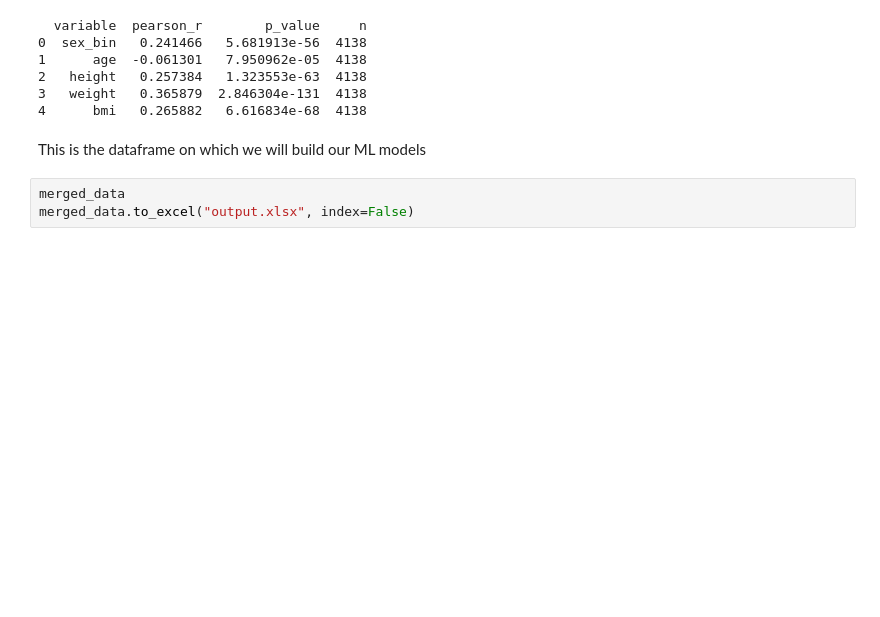
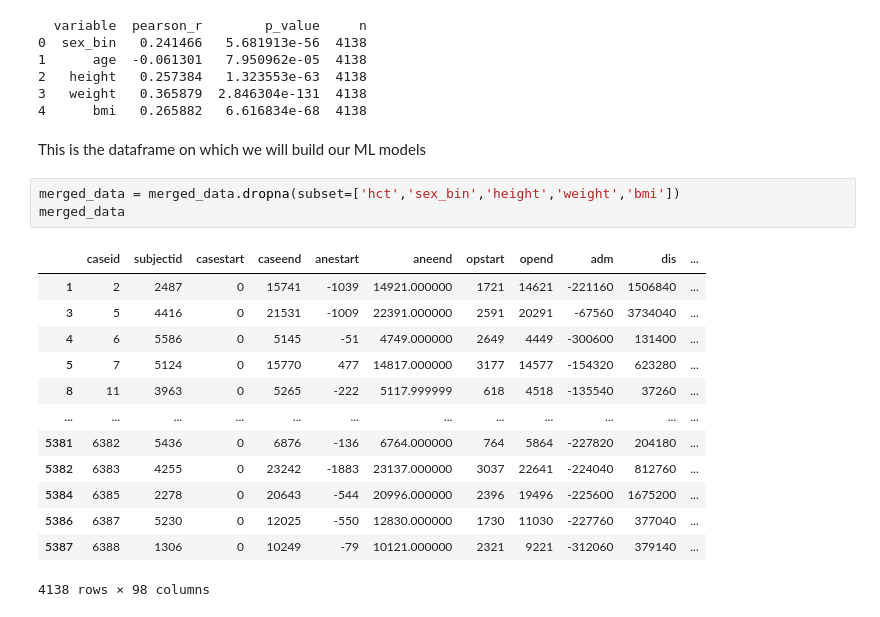
Before and after one commit to May-hk/lab-test-prediction, a Jupyter notebook: starting_point.ipynb, the cells around one changed output. Drawn from its saved outputs; the diff is of its cells as text; blank space fills up the shorter version.

```diff
--- a/starting_point.ipynb
+++ b/starting_point.ipynb
@@ -113,5 +113,19 @@ print(corr_df)
 # %% [markdown]
 This is the dataframe on which we will build our ML models
 # %%
+merged_data = merged_data.dropna(subset=['hct','sex_bin','height','weight','bmi'])
 merged_data
-merged_data.to_excel("output.xlsx", index=False)
+# %% [output]
+|  | caseid | subjectid | casestart | caseend | anestart | aneend | opstart | opend | adm | dis | ... |
+| 1 | 2 | 2487 | 0 | 15741 | -1039 | 14921.000000 | 1721 | 14621 | -221160 | 1506840 | ... |
+| 3 | 5 | 4416 | 0 | 21531 | -1009 | 22391.000000 | 2591 | 20291 | -67560 | 3734040 | ... |
+| 4 | 6 | 5586 | 0 | 5145 | -51 | 4749.000000 | 2649 | 4449 | -300600 | 131400 | ... |
+| 5 | 7 | 5124 | 0 | 15770 | 477 | 14817.000000 | 3177 | 14577 | -154320 | 623280 | ... |
+| 8 | 11 | 3963 | 0 | 5265 | -222 | 5117.999999 | 618 | 4518 | -135540 | 37260 | ... |
+| ... | ... | ... | ... | ... | ... | ... | ... | ... | ... | ... | ... |
+| 5381 | 6382 | 5436 | 0 | 6876 | -136 | 6764.000000 | 764 | 5864 | -227820 | 204180 | ... |
+| 5382 | 6383 | 4255 | 0 | 23242 | -1883 | 23137.000000 | 3037 | 22641 | -224040 | 812760 | ... |
+| 5384 | 6385 | 2278 | 0 | 20643 | -544 | 20996.000000 | 2396 | 19496 | -225600 | 1675200 | ... |
+| 5386 | 6387 | 5230 | 0 | 12025 | -550 | 12830.000000 | 1730 | 11030 | -227760 | 377040 | ... |
+| 5387 | 6388 | 1306 | 0 | 10249 | -79 | 10121.000000 | 2321 | 9221 | -312060 | 379140 | ... |
+4138 rows × 98 columns
```
Also changed, not shown: 1 other file.
